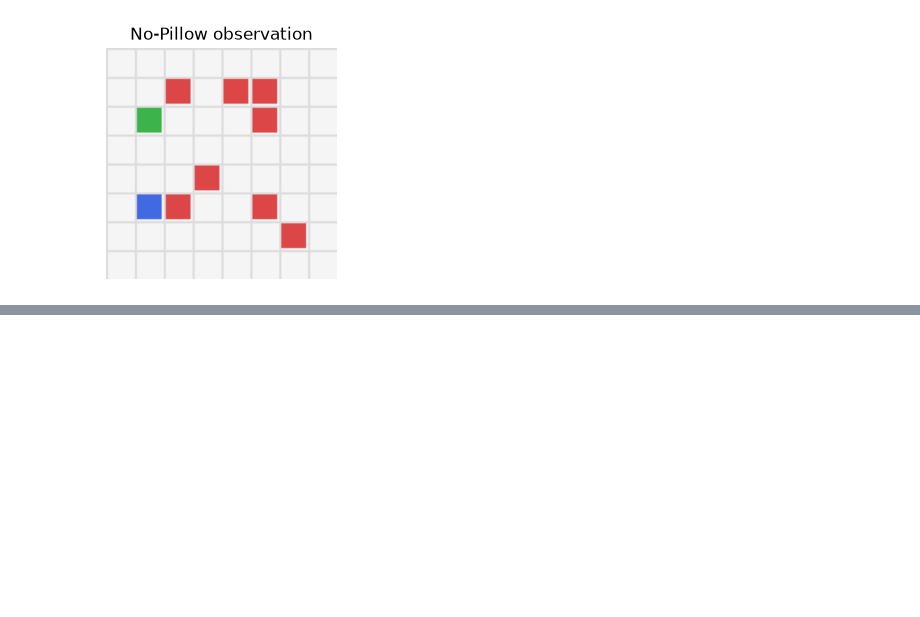
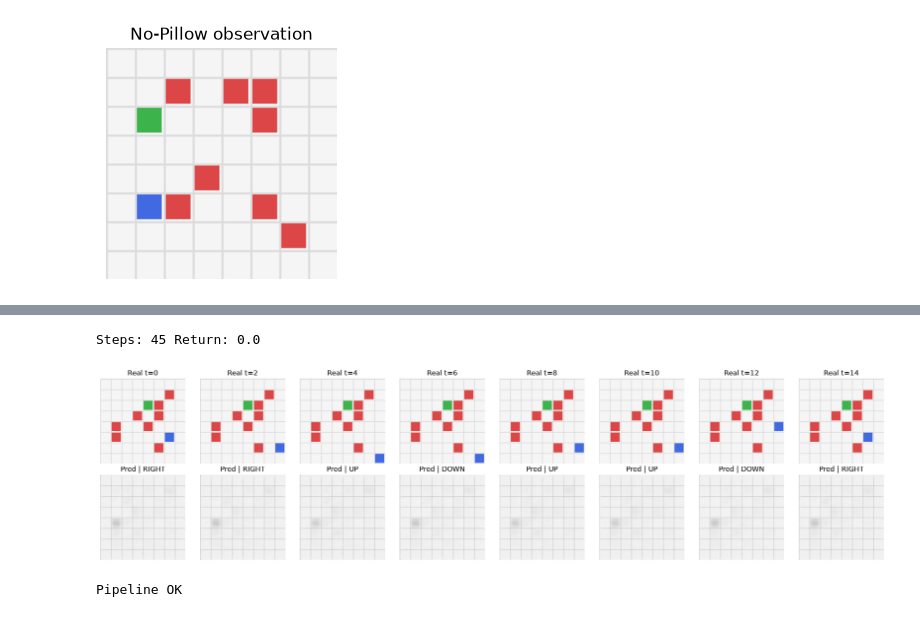
Before and after one commit to NguyenVanThanhHust/mini-vla, a Jupyter notebook: Lightweight Vision-Language-Action-Inspired Embodied Agent.ipynb, the cells around one changed output, grey strips where cells are left out. Saved outputs shown, nothing was run; the diff lists cells and outputs as text; code cells hidden in the pictures; blank space fills up the shorter version.

```diff
--- a/Lightweight Vision-Language-Action-Inspired Embodied Agent.ipynb
+++ b/Lightweight Vision-Language-Action-Inspired Embodied Agent.ipynb
@@ -133,0 +285,49 @@ def collect_transitions(n_episodes=120):
+# %%
+@torch.no_grad()
+def predict_next_frame(img_u8, action):
+    model.eval()
+    img = to_tensor_img_u8(img_u8).unsqueeze(0).to(device)
+    z = model.encode(img)
+    state = model.state(z)
+    goal = state[:, 2:4].clamp(0, 1)
+    act = torch.tensor([action], dtype=torch.long, device=device)
+    z_next = model.predict_next_latent(z, act, goal)
+    pred = model.decode(z_next)[0].cpu().permute(1, 2, 0).numpy()
+    return (pred*255.0).clip(0,255).astype(np.uint8)
+# %%
+def run_episode(max_steps=45):
+    e = GridWorld(cfg)
+    obs = e.reset()
+    real, pred, acts, rews = [], [], [], []
+    for _ in range(max_steps):
+        img = obs["image"]
+        real.append(img)
+        a = mpc_action(to_tensor_img_u8(img).unsqueeze(0).to(device), horizon=6, n_candidates=120)
+        pred.append(predict_next_frame(img, a))
+        obs, r, done, info = e.step(a)
+        acts.append(a); rews.append(r)
+        if done:
+            real.append(obs["image"])
+            pred.append(pred[-1])
+            break
+    return real, pred, acts, rews
+
+real, pred, acts, rews = run_episode()
+print("Steps:", len(acts), "Return:", round(sum(rews), 3))
+# %% [output]
+Steps: 45 Return: 0.0
+# %%
+def show(real, pred, acts, every=2, panels=8):
+    idxs = list(range(0, min(len(acts), every*panels), every))
+    n = len(idxs)
+    plt.figure(figsize=(2.4*n, 4.8))
+    for j,i in enumerate(idxs):
+        plt.subplot(2,n,j+1); plt.imshow(real[i]); plt.axis("off"); plt.title(f"Real t={i}")
+        plt.subplot(2,n,n+j+1); plt.imshow(pred[i]); plt.axis("off"); plt.title(f"Pred | {GridWorld.ACTION_NAMES[acts[i]]}")
+    plt.tight_layout(); plt.show()
+
+show(real, pred, acts, every=2, panels=8)
+print("Pipeline OK")
+# %% [output]
+[figure, added]
+Pipeline OK
```
Also changed, not shown: parts of 8 cells of this notebook.
